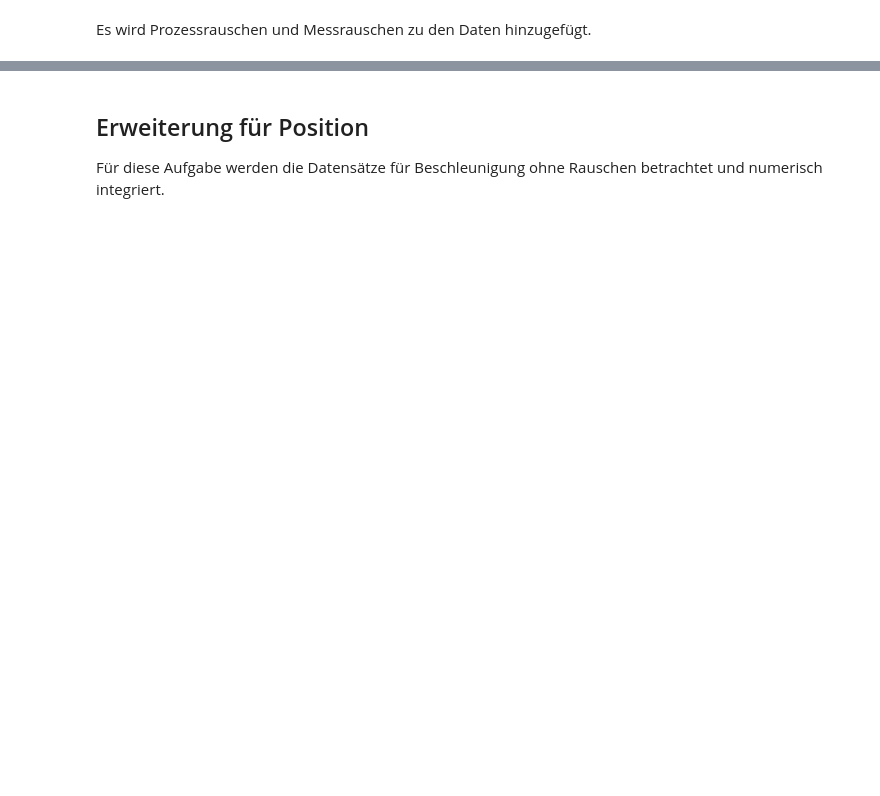
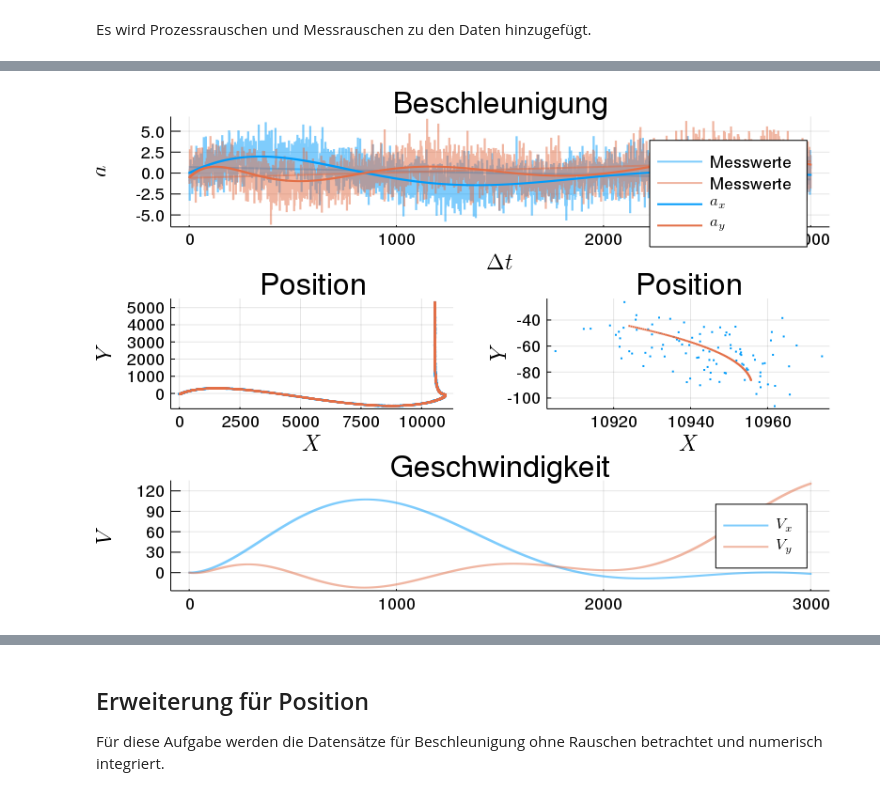
Before and after one commit to hydroid7/kalman, a Jupyter notebook: 03.carposition/Beschleunigung-Position-Testdata.ipynb, the cells around one changed output, grey strips where cells are left out. Saved outputs shown, nothing was run; the diff lists cells and outputs as text; code cells hidden in the pictures; blank space fills up the shorter version.

```diff
--- a/03.carposition/Beschleunigung-Position-Testdata.ipynb
+++ b/03.carposition/Beschleunigung-Position-Testdata.ipynb
@@ -15,0 +19,16 @@ default(line = (:steppre, 0.5, 1, 2), size=(800*upscale,600*upscale), fmt = :png
+# %%
+function write_plot(plot, name)
+    png(plot, "./" * name * ".png")
+end
+
+function write_tex(df::DataFrame, name)
+    open("./" * name * ".tex", "w") do f
+        write(f, repr(MIME("text/latex"), describe(df)))
+    end
+end
+
+function write_tex(text::String, name)
+    open("./" * name * ".tex", "w") do f
+        write(f, text)
+    end
+end
@@ -266,0 +248,53 @@ p
+# %%
+p1 = plot(title = "Beschleunigung", ylabel = L"a", xlabel = L"\Delta t")
+@df generated_data begin
+    plot!(:Id, [:aX :aY], label = "Messwerte", smooth = true)
+    plot!(:Id, [:aX_True], linealpha = 1, seriescolor = 1, label = L"a_x")
+    plot!(:Id, [:aY_True], linealpha = 1, seriescolor = 2, label = L"a_y")
+end
+
+p2 = plot(title = "Position", xlabel = L"X", ylabel = L"Y", legend = false)
+@df generated_data begin
+    scatter!(:pX, :pY)
+    scatter!(:pX_True, :pY_True)
+end
+
+p3 = plot(title = "Position", xlabel = L"X", ylabel = L"Y", legend = false, xticks = 10900:20:11920)
+@df generated_data[1900:2000, :] begin
+    scatter!(:pX, :pY)
+    scatter!(:pX_True, :pY_True)
+end
+
+p4 = plot(title = "Geschwindigkeit", ylabel = L"V")
+@df generated_data begin
+    plot!(:Id, [:vX_True :vY_True], label = [L"V_x", L"V_y"])
+end
+
+write_plot(plot(p2, p3, p4, layout = @layout [a b; c]), "generated-data-position")
+write_plot(p1, "generated-data-beschleunigung")
+
+@show "Ohne Rauschen"
+@show mean(generated_data.aX_True)
+@show mean(generated_data.aY_True)
+
+@show std(generated_data.aX_True)
+@show std(generated_data.aY_True)
+
+@show var(generated_data.aX_True)
+@show var(generated_data.aY_True)
+
+
+@show "Mit Rauschen"
+@show mean(generated_data.aX)
+@show mean(generated_data.aY)
+
+@show std(generated_data.aX)
+@show std(generated_data.aY)
+
+@show var(generated_data.aX)
+@show var(generated_data.aY)
+
+@show sum(sqrt.((generated_data.aX - generated_data.aX_True).^2))
+@show sum(sqrt.((generated_data.aY - generated_data.aY_True).^2))
+p = plot(p1, p2, p3, p4, layout = @layout [a; b c; d])
+# %% [output]
@@ -266,0 +317 @@ p
+[figure, added]
```
Also changed, not shown: parts of 37 cells of this notebook, 31 other files.
